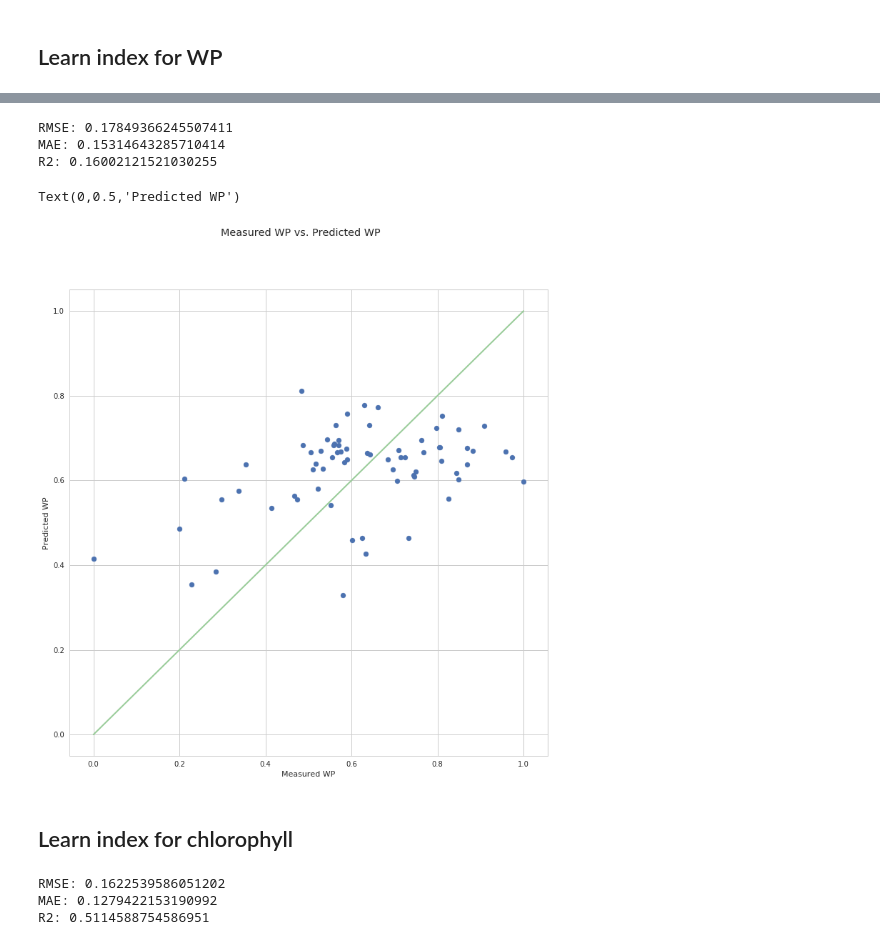
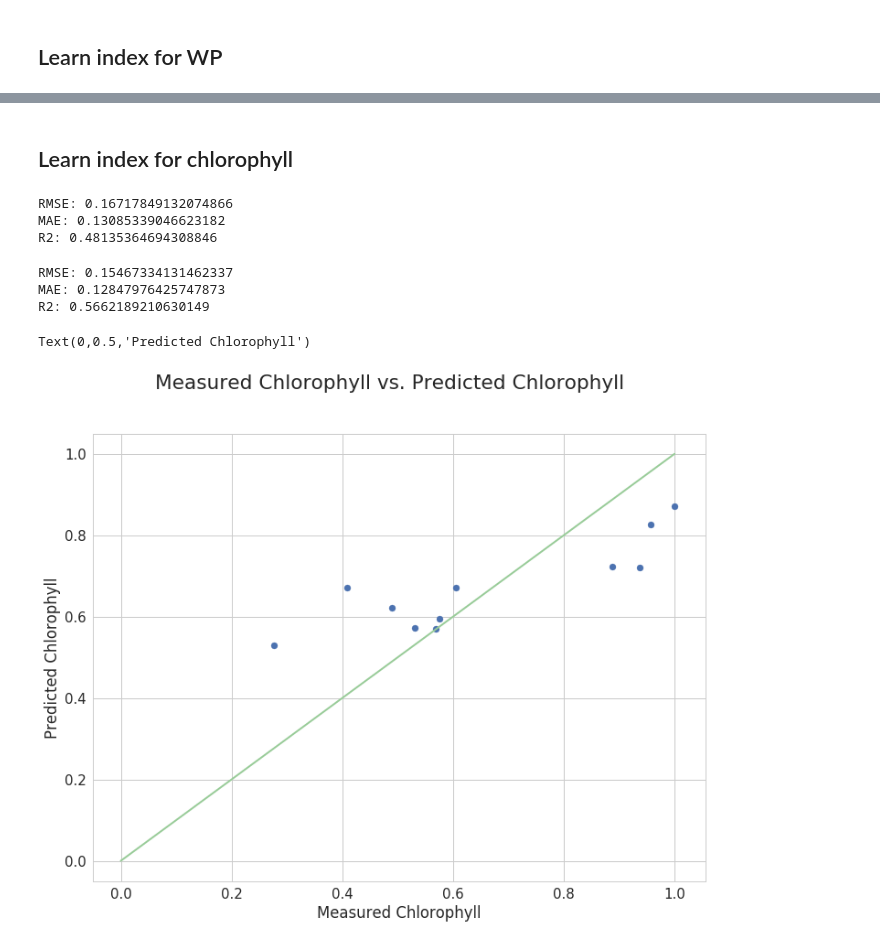
Before and after one commit to cheripai/thesis, a Jupyter notebook: notebooks/Orange_Raster_Analysis.ipynb, the cells around one changed output, grey strips where cells are left out. Saved outputs shown, nothing was run; the diff lists cells and outputs as text; code cells hidden in the pictures.

Commit message:
Update raster analyses

```diff
--- a/notebooks/Orange_Raster_Analysis.ipynb
+++ b/notebooks/Orange_Raster_Analysis.ipynb
@@ -52,8 +53,11 @@ def MCARI(G, R, RE):
 
 def GNDVI(G, NIR):
     return (NIR - G) / (NIR + G + EPSILON)
+
+def DGCI(H, L, S):
+    return ((H - 60) / 60 + (1 - S) + (1 - L)) / 3
 # %%
-ndvi, rededge, evi, mcari, gndvi, channel_vals = [], [], [], [], [], []
+ndvi, rededge, evi, mcari, gndvi, dgci, channel_vals = [], [], [], [], [], [], []
 for id, row in df.iterrows():
     raster = np.load(row["raster_path"])
     # Crop border to only get tree in image
@@ -66,12 +70,19 @@ for id, row in df.iterrows():
     gndvi.append(GNDVI(g, nir))
     # channel_vals.append([b, g, r, re, nir])
     channel_vals.append([b, g, r])
+    hls = np.zeros((raster.shape[0], raster.shape[1], 3))
+    for i in range(raster.shape[0]):
+        for j in range(raster.shape[1]):
+            hls[i, j] = rgb_to_hls(raster[i,j,2], raster[i,j,1], raster[i,j,0])
+    h, l, s = np.mean(hls, axis=(0, 1))
+    dgci.append(DGCI(h, l, s))
 
 df["UAV_NDVI"] = ndvi
 df["RedEdge"] = rededge
 df["EVI"] = evi
 df["MCARI"] = mcari
 df["GNDVI"] = gndvi
+df["DGCI"] = dgci
 df["channel_vals"] = channel_vals
 # %%
 df.head()
@@ -190,3 +236,11 @@ X, y = shuffle(X, y)
+# %% [markdown]
+## Learn index for chlorophyll
+# %%
+X = np.array(list(df["channel_vals"]))
+y = np.array(normalize(list(df["Chlorophyll"])))
+
+X, y = shuffle(X, y)
+X_train, X_test, y_train, y_test = train_test_split(X, y, test_size=0.15)
 # %%
 model = Pipeline([("poly", PolynomialFeatures(degree=1)), ("linear", LinearRegression(fit_intercept=False))])
 predicted = cross_val_predict(model, X, y, cv=10)
@@ -194,18 +248,26 @@ print("RMSE:", rmse(predicted, y))
 print("MAE:", mae(predicted, y))
 print("R2:", r2_score(y, predicted))
 # %% [output]
-RMSE: 0.17849366245507411
-MAE: 0.15314643285710414
-R2: 0.16002121521030255
+RMSE: 0.16717849132074866
+MAE: 0.13085339046623182
+R2: 0.48135364694308846
+# %%
+model.fit(X_train, y_train)
+predicted = model.predict(X_test)
+print("RMSE:", rmse(predicted, y_test))
+print("MAE:", mae(predicted, y_test))
+print("R2:", r2_score(y_test, predicted))
+# %% [output]
+RMSE: 0.15467334131462337
+MAE: 0.12847976425747873
+R2: 0.5662189210630149
 # %%
 fig = plt.figure()
-plt.scatter(y, predicted)
+plt.scatter(y_test, predicted)
 plt.plot(range(2), range(2), color="#99CC99", linewidth=2)
-fig.suptitle("Measured WP vs. Predicted WP")
-plt.xlabel("Measured WP")
-plt.ylabel("Predicted WP")
+fig.suptitle("Measured Chlorophyll vs. Predicted Chlorophyll")
+plt.xlabel("Measured Chlorophyll")
+plt.ylabel("Predicted Chlorophyll")
 # %% [output]
-Text(0,0.5,'Predicted WP')
+Text(0,0.5,'Predicted Chlorophyll')
-[figure, old version]
+[figure, new version]
-# %% [markdown]
-## Learn index for chlorophyll
@@ -217,10 +273,0 @@ X, y = shuffle(X, y)
-# %%
-model = Pipeline([("poly", PolynomialFeatures(degree=1)), ("linear", LinearRegression(fit_intercept=False))])
-predicted = cross_val_predict(model, X, y, cv=10)
-print("RMSE:", rmse(predicted, y))
-print("MAE:", mae(predicted, y))
-print("R2:", r2_score(y, predicted))
-# %% [output]
-RMSE: 0.1622539586051202
-MAE: 0.1279422153190992
-R2: 0.5114588754586951
```
Also changed, not shown: parts of 14 cells of this notebook, 1 other file.
